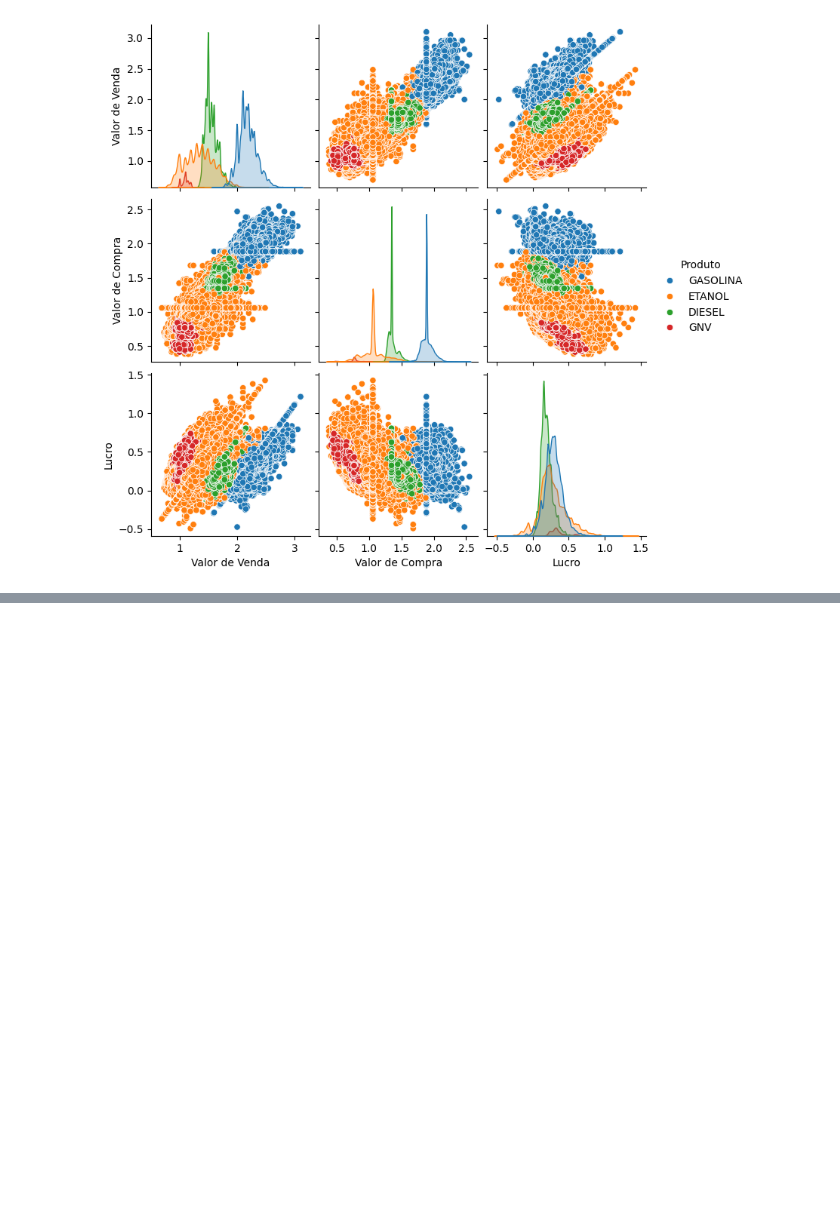
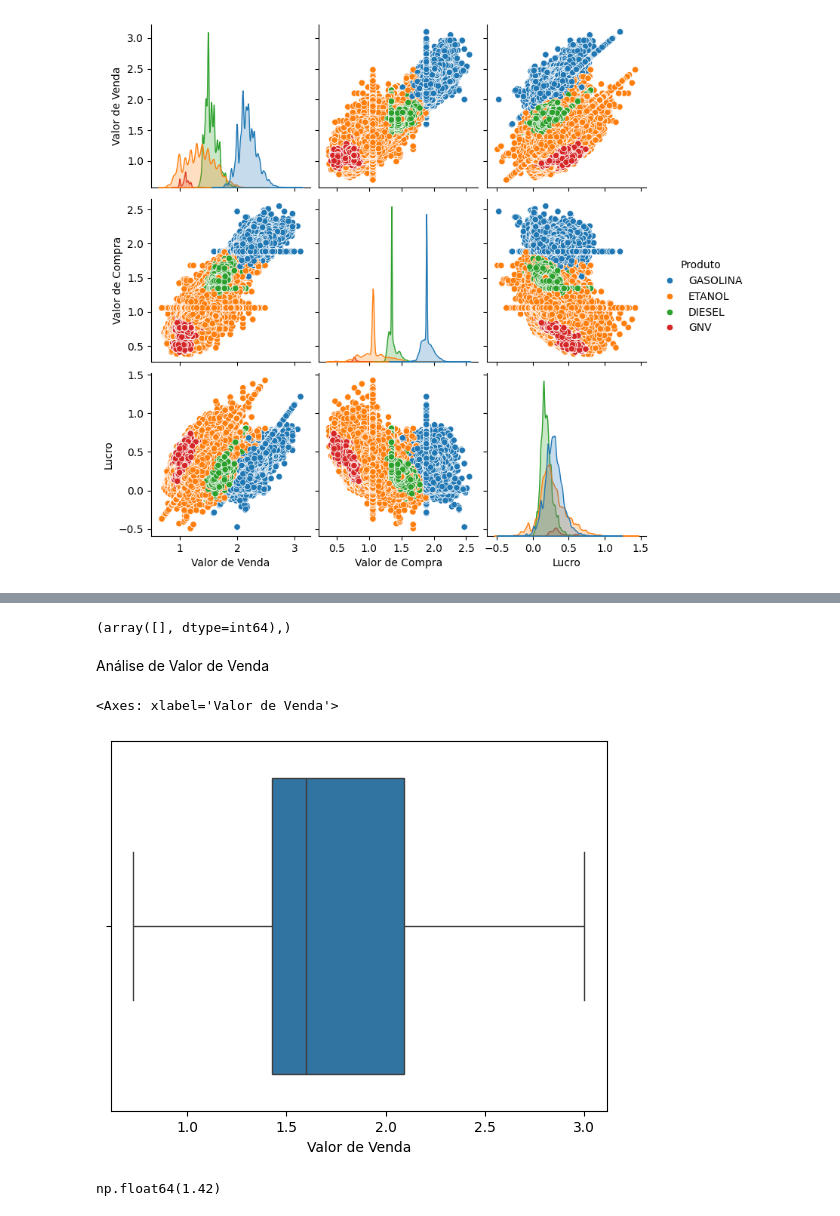
Before and after one commit to SandraRojasZ/DataScience, a Jupyter notebook: ProjetoAED.ipynb, the cells around one changed output, grey strips where cells are left out. Cells and saved outputs as stored; diff of their text form; code cells hidden in the pictures; blank space fills up the shorter version.

Commit message:
Análise do IRQ

```diff
--- a/ProjetoAED.ipynb
+++ b/ProjetoAED.ipynb
@@ -333,0 +365,11 @@ sns.pairplot(df_combustiveis_2, hue='Produto')
+# %%
+inferior
+# %% [output]
+(array([], dtype=int64),)
+# %% [markdown]
+Análise de Valor de Venda
+# %%
+sns.boxplot(x='Valor de Venda', data=df_combustiveis_2)
+# %% [output]
+<Axes: xlabel='Valor de Venda'>
+[figure, added]
@@ -333,0 +382,4 @@ sns.pairplot(df_combustiveis_2, hue='Produto')
+# %%
+Q1_v
+# %% [output]
+np.float64(1.42)
```
Also changed, not shown: parts of 26 cells of this notebook.
